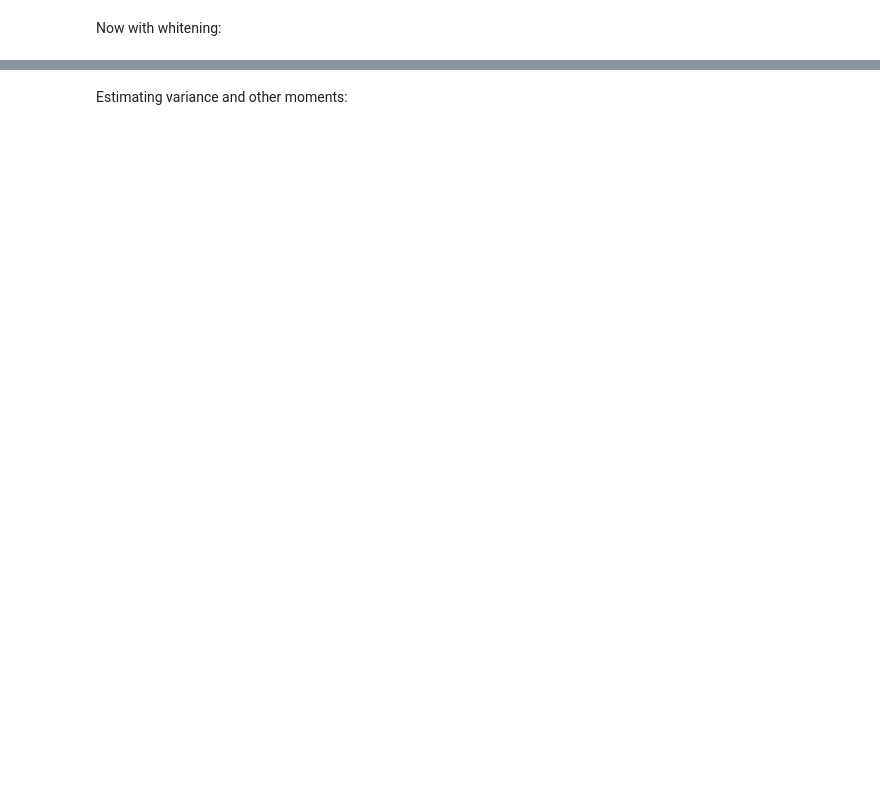
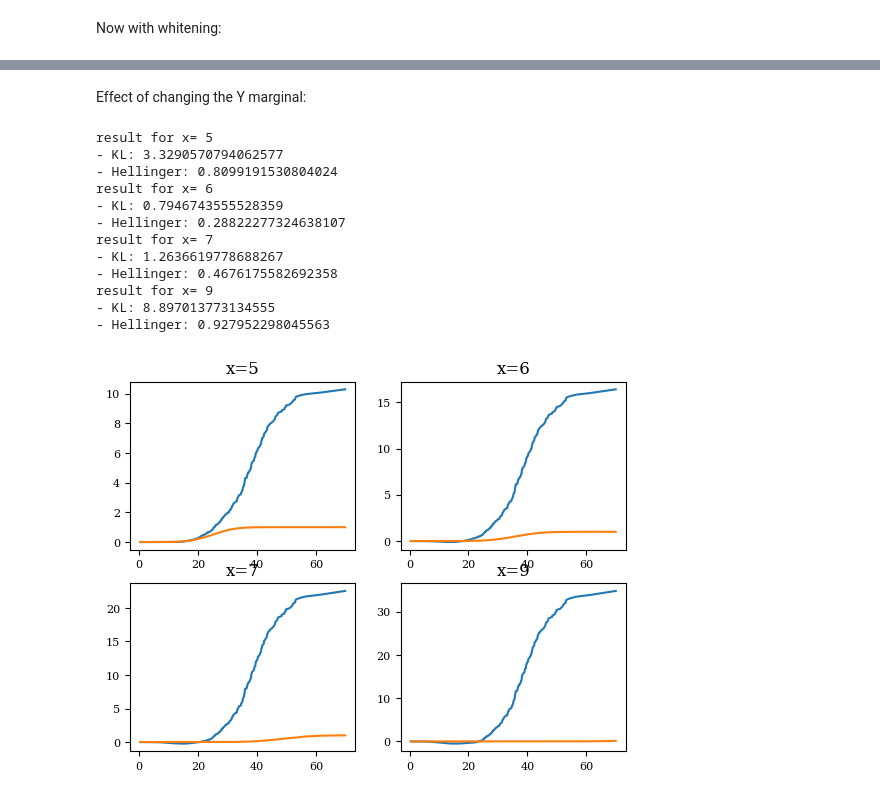
Before and after one commit to Danfoa/symm_rep_learn, a Jupyter notebook: NCP/examples/heteroscedastic.ipynb, the cells around one changed output, grey strips where cells are left out. Drawn from its saved outputs; the diff is of its cells as text; code cells hidden in the pictures; blank space fills up the shorter version.

```diff
--- a/NCP/examples/heteroscedastic.ipynb
+++ b/NCP/examples/heteroscedastic.ipynb
@@ -314,2 +254,46 @@ result for x= 3
-# %% [markdown]
-Estimating variance and other moments:
+# %% [markdown]
+Effect of changing the Y marginal:
+# %%
+X_oos = np.random.uniform(3,7, size=400)
+Y_oos = np.zeros(X_oos.shape[0])
+for i, xi in enumerate(X_oos):
+    Y_oos[i] = xi**2 + np.random.normal(0, 1+xi)
+Y_oos = yscaler.transform(Y_oos.reshape((-1, 1)))
+
+X_test_oos = [5, 6, 7, 9]
+
+fig, ax = plt.subplots(nrows=2, ncols=2)
+axes = ax.flatten()
+
+for i, xi in enumerate(X_test_oos):
+
+    x_scaled = torch.Tensor(xscaler.transform([[xi]]))
+    fys, cdf_pred = get_cdf(reg, x_scaled, Y=Y_oos, postprocess='whitening')
+    cdf_pred_smooth = smooth_cdf(fys, cdf_pred)
+    fys = yscaler.inverse_transform(fys.reshape([-1, 1])).flatten()
+
+    true_cdf = norm.cdf(fys, loc=xi**2, scale=1+np.abs(xi))
+
+    axes[i].plot(fys, cdf_pred)
+    axes[i].plot(fys, true_cdf)
+    axes[i].set_title(f'x={xi}')
+    print('result for x=', xi)
+    print(f'- KL: {kullback_leibler(cdf_pred_smooth , true_cdf, fys, plt_interv)}')
+    print(f'- Hellinger: {hellinger(cdf_pred_smooth , true_cdf)}')
+    #print(f'- Wasserstein: {wasserstein1(cdf_pred, true_cdf)}')
+
+plt.show()
+# %% [output]
+result for x= 5
+- KL: 3.3290570794062577
+- Hellinger: 0.8099191530804024
+result for x= 6
+- KL: 0.7946743555528359
+- Hellinger: 0.28822277324638107
+result for x= 7
+- KL: 1.2636619778688267
+- Hellinger: 0.4676175582692358
+result for x= 9
+- KL: 8.897013773134555
+- Hellinger: 0.927952298045563
+[figure, added]
```
Also changed, not shown: parts of 14 cells of this notebook, 3 other files.
